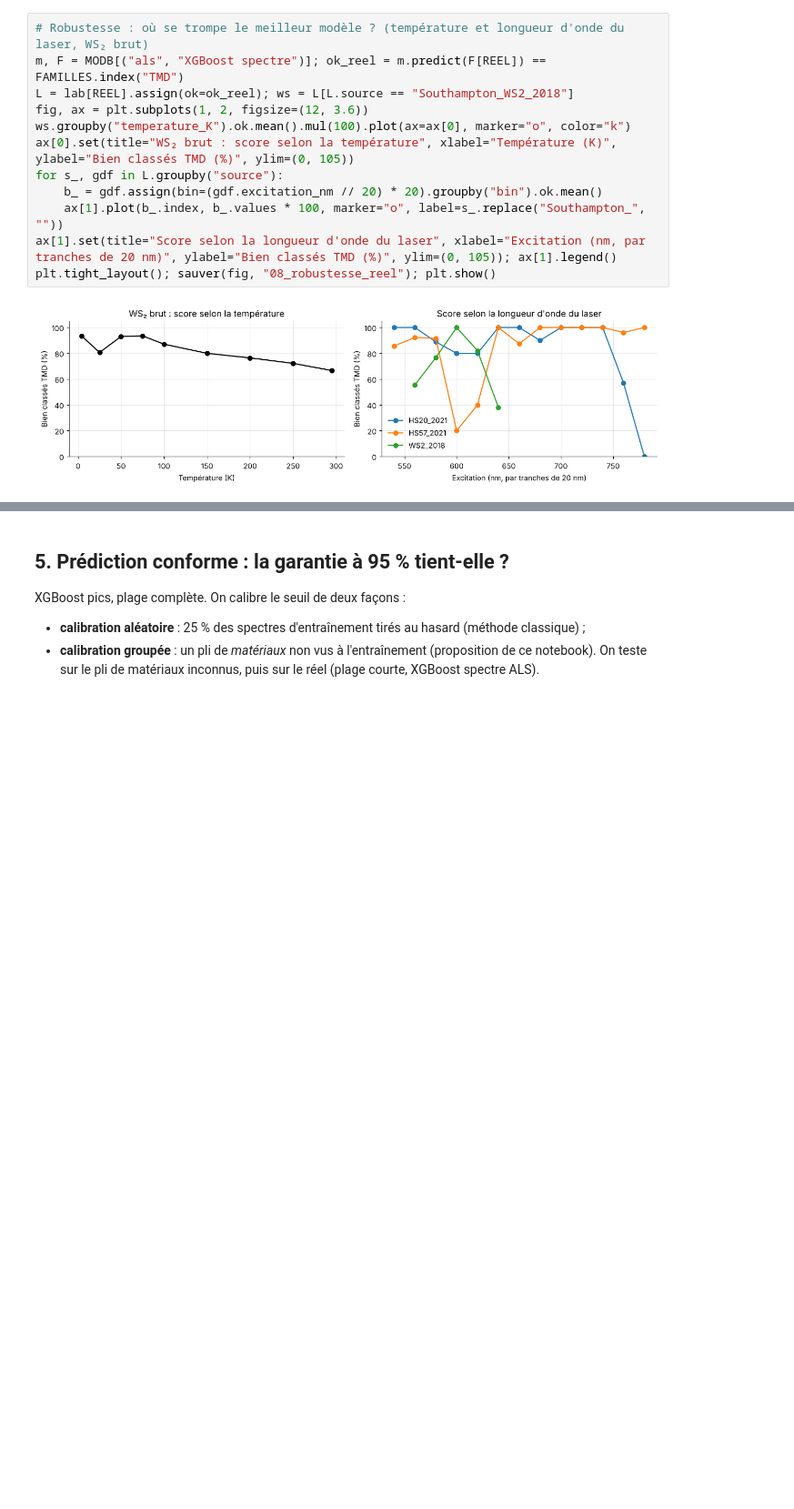
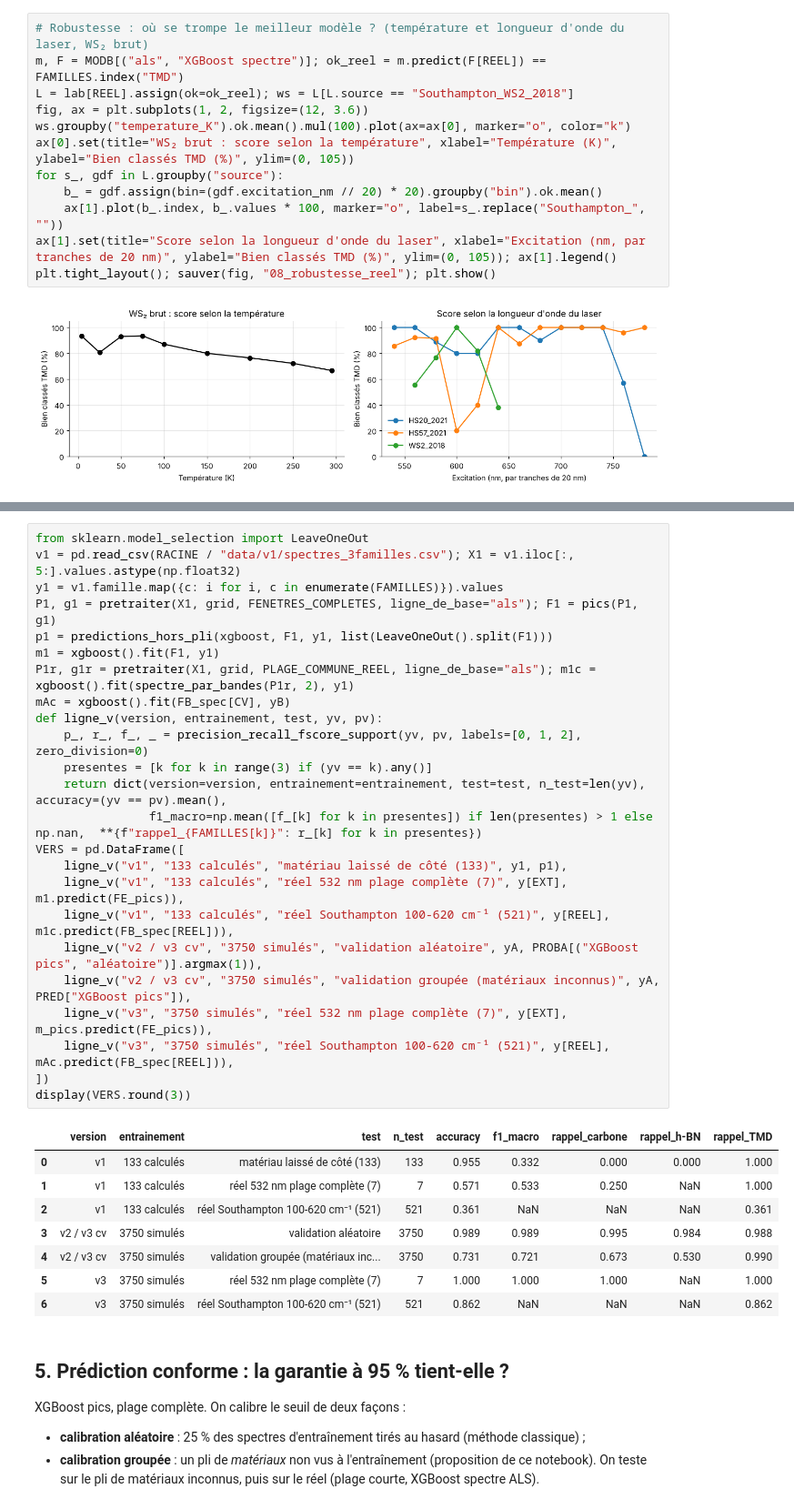
Before and after one commit to manalhdev/raman-2d-qc, a Jupyter notebook: notebooks/Modeles_Raman_v3.ipynb, the cells around one changed output, grey strips where cells are left out. Shown at 91% size. Saved outputs shown, nothing was run; the diff lists cells and outputs as text; blank space fills up the shorter version.

```diff
--- a/notebooks/Modeles_Raman_v3.ipynb
+++ b/notebooks/Modeles_Raman_v3.ipynb
@@ -332,3 +460,36 @@ plt.tight_layout(); sauver(fig, "08_robustesse_reel"); plt.show()
+# %%
+from sklearn.model_selection import LeaveOneOut
+v1 = pd.read_csv(RACINE / "data/v1/spectres_3familles.csv"); X1 = v1.iloc[:, 5:].values.astype(np.float32)
+y1 = v1.famille.map({c: i for i, c in enumerate(FAMILLES)}).values
+P1, g1 = pretraiter(X1, grid, FENETRES_COMPLETES, ligne_de_base="als"); F1 = pics(P1, g1)
+p1 = predictions_hors_pli(xgboost, F1, y1, list(LeaveOneOut().split(F1)))
+m1 = xgboost().fit(F1, y1)
+P1r, g1r = pretraiter(X1, grid, PLAGE_COMMUNE_REEL, ligne_de_base="als"); m1c = xgboost().fit(spectre_par_bandes(P1r, 2), y1)
+mAc = xgboost().fit(FB_spec[CV], yB)
+def ligne_v(version, entrainement, test, yv, pv):
+    p_, r_, f_, _ = precision_recall_fscore_support(yv, pv, labels=[0, 1, 2], zero_division=0)
+    presentes = [k for k in range(3) if (yv == k).any()]
+    return dict(version=version, entrainement=entrainement, test=test, n_test=len(yv), accuracy=(yv == pv).mean(),
+                f1_macro=np.mean([f_[k] for k in presentes]) if len(presentes) > 1 else np.nan,  **{f"rappel_{FAMILLES[k]}": r_[k] for k in presentes})
+VERS = pd.DataFrame([
+    ligne_v("v1", "133 calculés", "matériau laissé de côté (133)", y1, p1),
+    ligne_v("v1", "133 calculés", "réel 532 nm plage complète (7)", y[EXT], m1.predict(FE_pics)),
+    ligne_v("v1", "133 calculés", "réel Southampton 100-620 cm⁻¹ (521)", y[REEL], m1c.predict(FB_spec[REEL])),
+    ligne_v("v2 / v3 cv", "3750 simulés", "validation aléatoire", yA, PROBA[("XGBoost pics", "aléatoire")].argmax(1)),
+    ligne_v("v2 / v3 cv", "3750 simulés", "validation groupée (matériaux inconnus)", yA, PRED["XGBoost pics"]),
+    ligne_v("v3", "3750 simulés", "réel 532 nm plage complète (7)", y[EXT], m_pics.predict(FE_pics)),
+    ligne_v("v3", "3750 simulés", "réel Southampton 100-620 cm⁻¹ (521)", y[REEL], mAc.predict(FB_spec[REEL])),
+])
+display(VERS.round(3))
+# %% [output]
+|  | version | entrainement | test | n_test | accuracy | f1_macro | rappel_carbone | rappel_h-BN | rappel_TMD |
+| 0 | v1 | 133 calculés | matériau laissé de côté (133) | 133 | 0.955 | 0.332 | 0.000 | 0.000 | 1.000 |
+| 1 | v1 | 133 calculés | réel 532 nm plage complète (7) | 7 | 0.571 | 0.533 | 0.250 | NaN | 1.000 |
+| 2 | v1 | 133 calculés | réel Southampton 100-620 cm⁻¹ (521) | 521 | 0.361 | NaN | NaN | NaN | 0.361 |
+| 3 | v2 / v3 cv | 3750 simulés | validation aléatoire | 3750 | 0.989 | 0.989 | 0.995 | 0.984 | 0.988 |
+| 4 | v2 / v3 cv | 3750 simulés | validation groupée (matériaux inc... | 3750 | 0.731 | 0.721 | 0.673 | 0.530 | 0.990 |
+| 5 | v3 | 3750 simulés | réel 532 nm plage complète (7) | 7 | 1.000 | 1.000 | 1.000 | NaN | 1.000 |
+| 6 | v3 | 3750 simulés | réel Southampton 100-620 cm⁻¹ (521) | 521 | 0.862 | NaN | NaN | NaN | 0.862 |
 # %% [markdown]
 ## 5. Prédiction conforme : la garantie à 95 % tient-elle ?
 XGBoost pics, plage complète. On calibre le seuil de deux façons :
```
Also changed, not shown: parts of 16 cells of this notebook, 49 other files.
